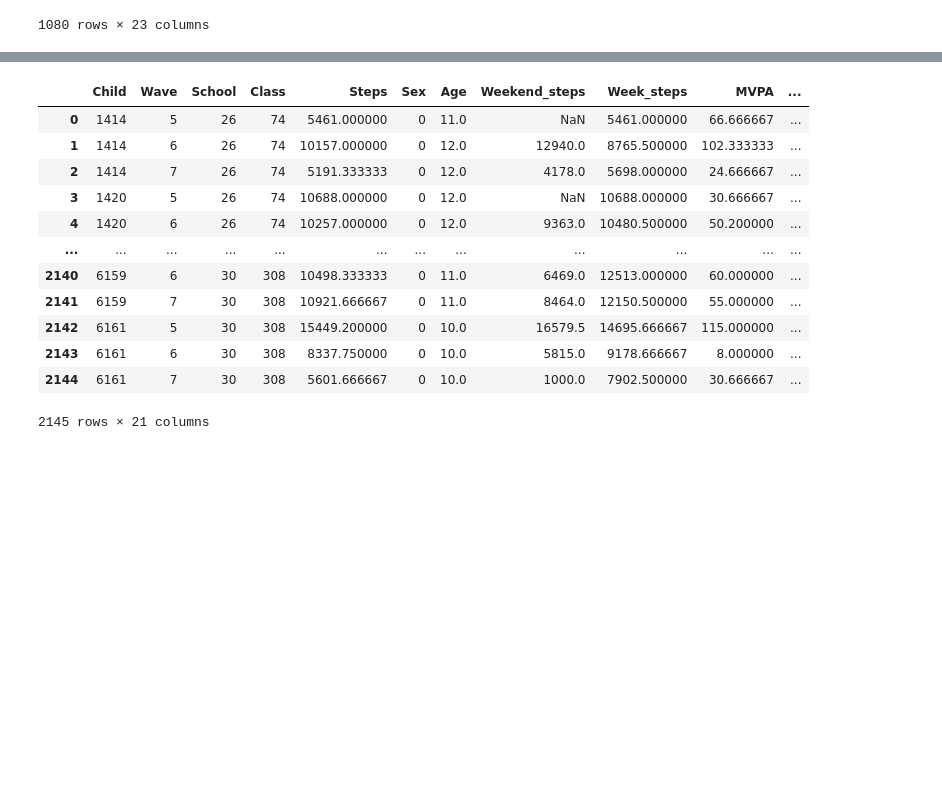
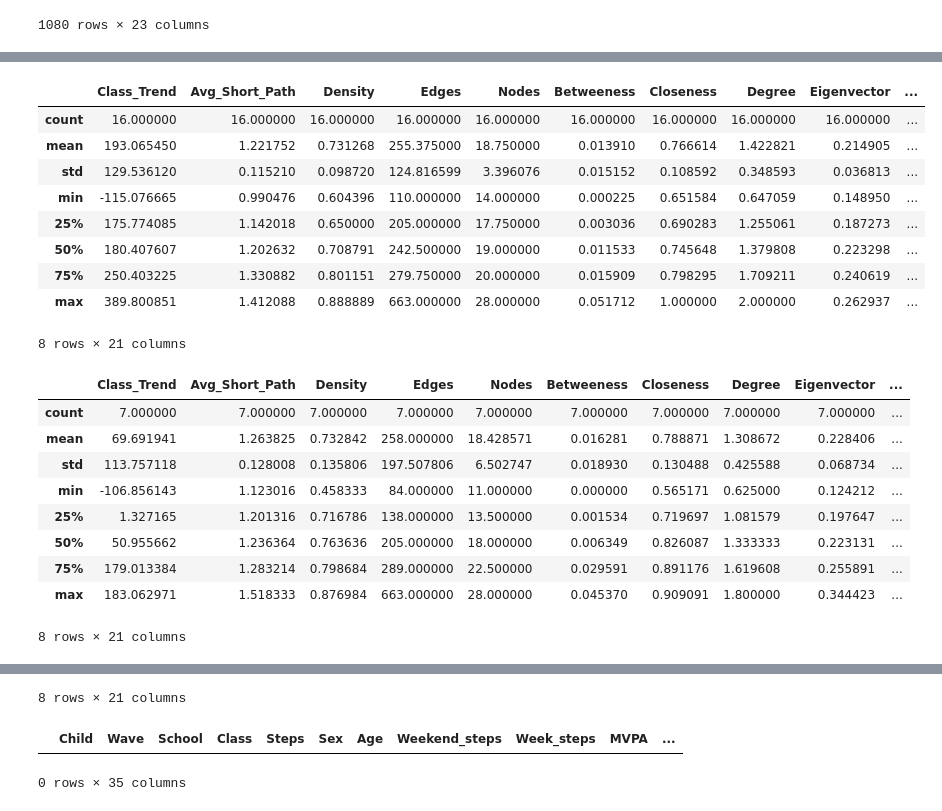
Before and after one commit to Shoarmin/baproject, a Jupyter notebook: code.ipynb, the cells around one changed output, grey strips where cells are left out. Drawn from its saved outputs; the diff is of its cells as text; code cells hidden in the pictures; blank space fills up the shorter version.

```diff
--- a/code.ipynb
+++ b/code.ipynb
@@ -668,0 +657,28 @@ strong multicollinearity or other numerical problems.
+# %%
+# creating 2 participant pools of increasing participants and one of decreasing participants
+inc_trend = full_table_13[full_table_13['Overall_Trend'] == 'increasing']
+dec_trend = full_table_13[full_table_13['Overall_Trend'] == 'decreasing']
+display(inc_trend.iloc[:, 6:].describe())
+display(dec_trend.iloc[:, 6:].describe())
+full_table_13.iloc[:, 6:].describe()
+# %% [output]
+|  | Class_Trend | Avg_Short_Path | Density | Edges | Nodes | Betweeness | Closeness | Degree | Eigenvector | ... |
+| count | 16.000000 | 16.000000 | 16.000000 | 16.000000 | 16.000000 | 16.000000 | 16.000000 | 16.000000 | 16.000000 | ... |
+| mean | 193.065450 | 1.221752 | 0.731268 | 255.375000 | 18.750000 | 0.013910 | 0.766614 | 1.422821 | 0.214905 | ... |
+| std | 129.536120 | 0.115210 | 0.098720 | 124.816599 | 3.396076 | 0.015152 | 0.108592 | 0.348593 | 0.036813 | ... |
+| min | -115.076665 | 0.990476 | 0.604396 | 110.000000 | 14.000000 | 0.000225 | 0.651584 | 0.647059 | 0.148950 | ... |
+| 25% | 175.774085 | 1.142018 | 0.650000 | 205.000000 | 17.750000 | 0.003036 | 0.690283 | 1.255061 | 0.187273 | ... |
+| 50% | 180.407607 | 1.202632 | 0.708791 | 242.500000 | 19.000000 | 0.011533 | 0.745648 | 1.379808 | 0.223298 | ... |
+| 75% | 250.403225 | 1.330882 | 0.801151 | 279.750000 | 20.000000 | 0.015909 | 0.798295 | 1.709211 | 0.240619 | ... |
+| max | 389.800851 | 1.412088 | 0.888889 | 663.000000 | 28.000000 | 0.051712 | 1.000000 | 2.000000 | 0.262937 | ... |
+8 rows × 21 columns
+|  | Class_Trend | Avg_Short_Path | Density | Edges | Nodes | Betweeness | Closeness | Degree | Eigenvector | ... |
+| count | 7.000000 | 7.000000 | 7.000000 | 7.000000 | 7.000000 | 7.000000 | 7.000000 | 7.000000 | 7.000000 | ... |
+| mean | 69.691941 | 1.263825 | 0.732842 | 258.000000 | 18.428571 | 0.016281 | 0.788871 | 1.308672 | 0.228406 | ... |
+| std | 113.757118 | 0.128008 | 0.135806 | 197.507806 | 6.502747 | 0.018930 | 0.130488 | 0.425588 | 0.068734 | ... |
+| min | -106.856143 | 1.123016 | 0.458333 | 84.000000 | 11.000000 | 0.000000 | 0.565171 | 0.625000 | 0.124212 | ... |
+| 25% | 1.327165 | 1.201316 | 0.716786 | 138.000000 | 13.500000 | 0.001534 | 0.719697 | 1.081579 | 0.197647 | ... |
+| 50% | 50.955662 | 1.236364 | 0.763636 | 205.000000 | 18.000000 | 0.006349 | 0.826087 | 1.333333 | 0.223131 | ... |
+| 75% | 179.013384 | 1.283214 | 0.798684 | 289.000000 | 22.500000 | 0.029591 | 0.891176 | 1.619608 | 0.255891 | ... |
+| max | 183.062971 | 1.518333 | 0.876984 | 663.000000 | 28.000000 | 0.045370 | 0.909091 | 1.800000 | 0.344423 | ... |
+8 rows × 21 columns
@@ -669,31 +694,21 @@ strong multicollinearity or other numerical problems.
+8 rows × 21 columns
 # %%
 # all of this is preparing for doing the same for wave 5-7
 new_table = fit_clean5_7
 new_table = new_table.drop(['Wave', 'Minutes_MVPA', 'Weekend'], axis = 1)
 new_table["Trend"] = np.nan
+# %%
+full_table_57 = full_table_57.merge(temp)
+full_table_57
+# %% [output]
+|  | Child | Wave | School | Class | Steps | Sex | Age | Weekend_steps | Week_steps | MVPA | ... |
+0 rows × 35 columns
 # %%
 for index, row in new_table.iterrows():
     temp = mk.original_test(new_table[new_table['Child'] == row['Child']]['Steps'], alpha=0.05).slope
     new_table.loc[new_table['Child'] == row['Child'], 'Trend'] = temp
 
 temp = new_table[['Child', 'Trend']].drop_duplicates()
-# %%
-full_table_57 = full_table_57.merge(temp)
-full_table_57
-# %% [output]
-|  | Child | Wave | School | Class | Steps | Sex | Age | Weekend_steps | Week_steps | MVPA | ... |
-| 0 | 1414 | 5 | 26 | 74 | 5461.000000 | 0 | 11.0 | NaN | 5461.000000 | 66.666667 | ... |
-| 1 | 1414 | 6 | 26 | 74 | 10157.000000 | 0 | 12.0 | 12940.0 | 8765.500000 | 102.333333 | ... |
-| 2 | 1414 | 7 | 26 | 74 | 5191.333333 | 0 | 12.0 | 4178.0 | 5698.000000 | 24.666667 | ... |
-| 3 | 1420 | 5 | 26 | 74 | 10688.000000 | 0 | 12.0 | NaN | 10688.000000 | 30.666667 | ... |
-| 4 | 1420 | 6 | 26 | 74 | 10257.000000 | 0 | 12.0 | 9363.0 | 10480.500000 | 50.200000 | ... |
-| ... | ... | ... | ... | ... | ... | ... | ... | ... | ... | ... | ... |
-| 2140 | 6159 | 6 | 30 | 308 | 10498.333333 | 0 | 11.0 | 6469.0 | 12513.000000 | 60.000000 | ... |
-| 2141 | 6159 | 7 | 30 | 308 | 10921.666667 | 0 | 11.0 | 8464.0 | 12150.500000 | 55.000000 | ... |
-| 2142 | 6161 | 5 | 30 | 308 | 15449.200000 | 0 | 10.0 | 16579.5 | 14695.666667 | 115.000000 | ... |
-| 2143 | 6161 | 6 | 30 | 308 | 8337.750000 | 0 | 10.0 | 5815.0 | 9178.666667 | 8.000000 | ... |
-| 2144 | 6161 | 7 | 30 | 308 | 5601.666667 | 0 | 10.0 | 1000.0 | 7902.500000 | 30.666667 | ... |
-2145 rows × 21 columns
 # %%
 temp = full_table_57[['Child', 'Class', 'Trend']].drop_duplicates()
 temp = temp[['Class', 'Trend']]
```
Also changed, not shown: parts of 11 cells of this notebook.
